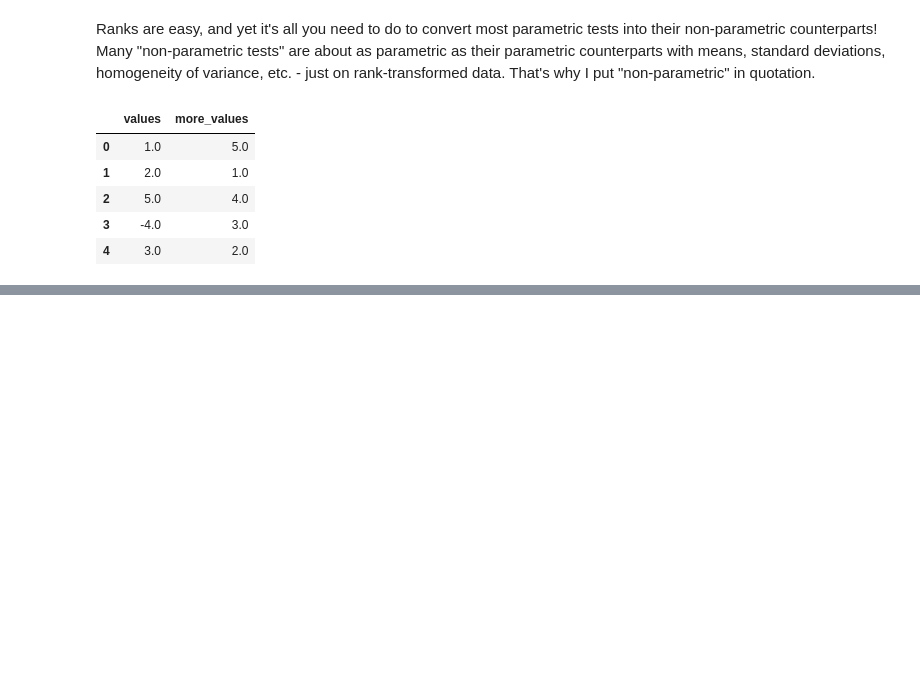
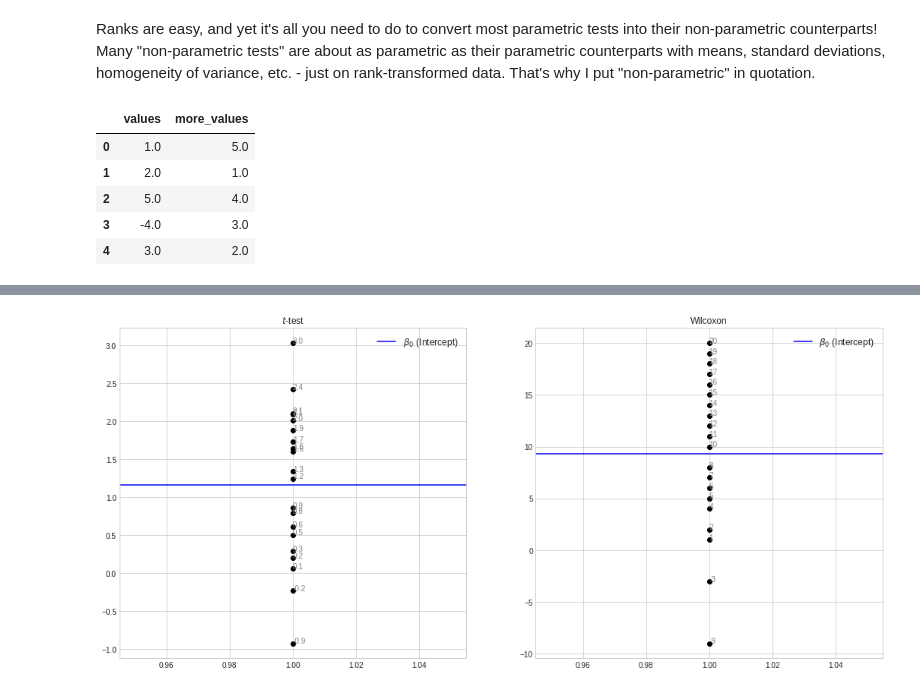
Before and after one commit to LucianoBatista/study-sprints, a Jupyter notebook: sprint-2021-12-05/stat-tests-are-linear-models/tests-are-linear-models.ipynb, the cells around one changed output, grey strips where cells are left out. Drawn from its saved outputs; the diff is of its cells as text; code cells hidden in the pictures; blank space fills up the shorter version.

```diff
--- a/sprint-2021-12-05/stat-tests-are-linear-models/tests-are-linear-models.ipynb
+++ b/sprint-2021-12-05/stat-tests-are-linear-models/tests-are-linear-models.ipynb
@@ -56,0 +100,5 @@ signed_rank(df)
+# %%
+plots.ttest_wilcoxon_plot()
+plt.show()
+# %% [output]
+[figure, added]
```
Also changed, not shown: parts of 20 cells of this notebook, 3 other files.
